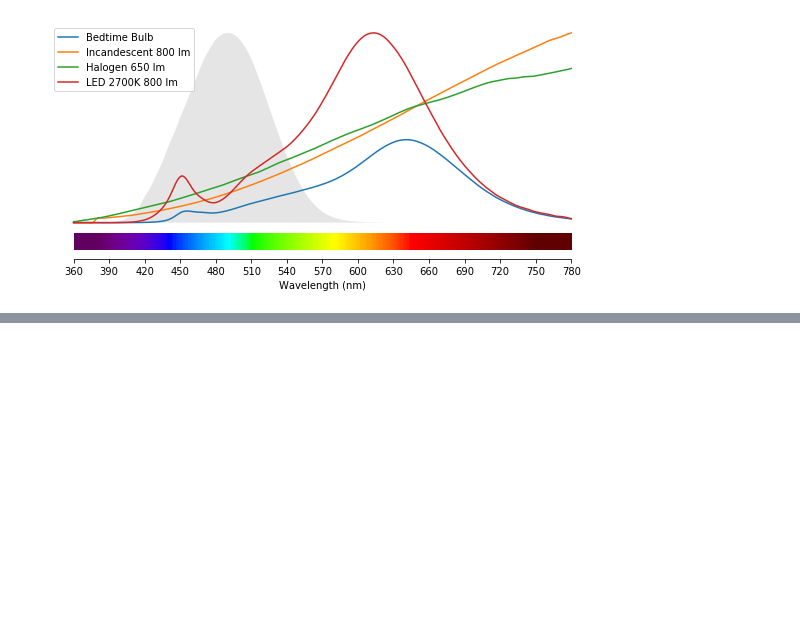
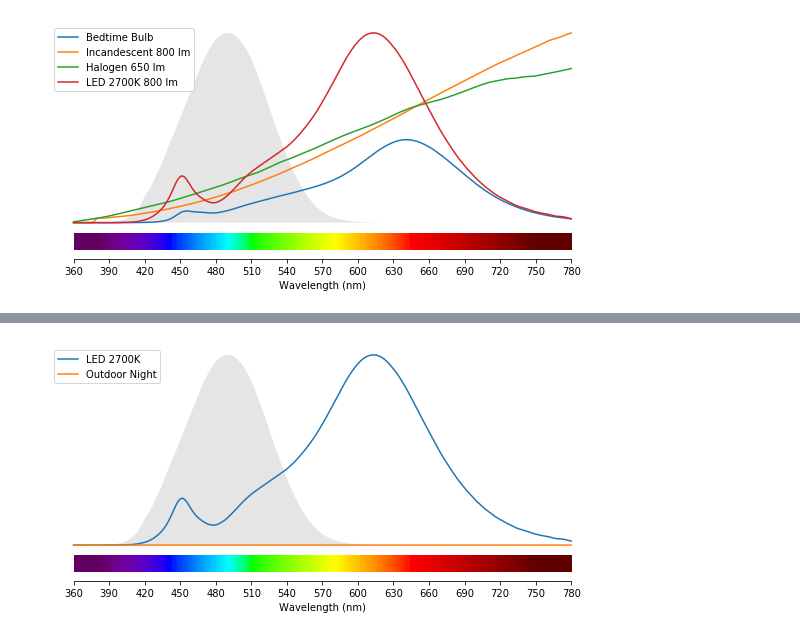
Before and after one commit to yeutterg/beautiful-photometry, a Jupyter notebook: examples/beautiful_photometry.ipynb, the cells around one changed output, grey strips where cells are left out. Saved outputs shown, nothing was run; the diff lists cells and outputs as text; code cells hidden in the pictures; blank space fills up the shorter version.

```diff
--- a/examples/beautiful_photometry.ipynb
+++ b/examples/beautiful_photometry.ipynb
@@ -158,0 +200,7 @@ plot_multi_spectrum([get_l_cone_curve(), get_m_cone_curve(), get_s_cone_curve()]
+# %%
+# moonlight vs 2700K LED
+indoor = import_spd('../CSVs/led2700.csv', 'LED 2700K', normalize=True) # 500 lux, indoor halogen
+night = import_spd('../CSVs/moonlight.csv', 'Outdoor Night', normalize=True, weight=0.32/500) # 0.32 lux
+plot_multi_spectrum([indoor, night], melanopic_curve=True, hideyaxis=True, filename='../out/Moonlight vs 2700K.png')
+# %% [output]
+[figure, added]
```
Also changed, not shown: parts of 12 cells of this notebook.
